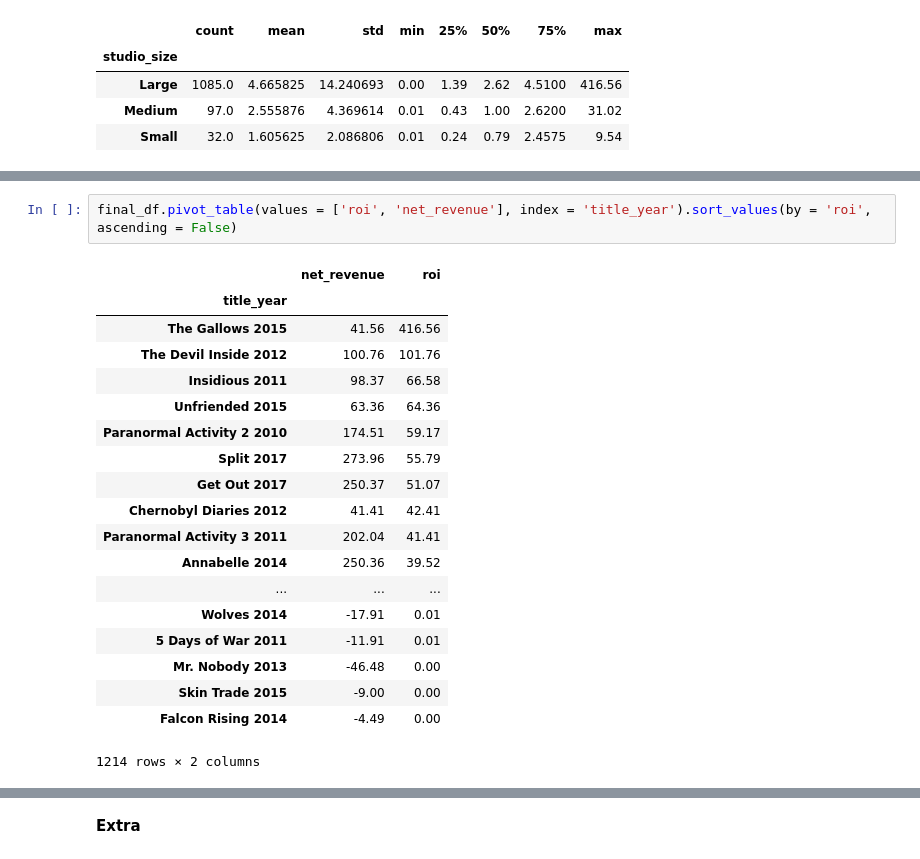
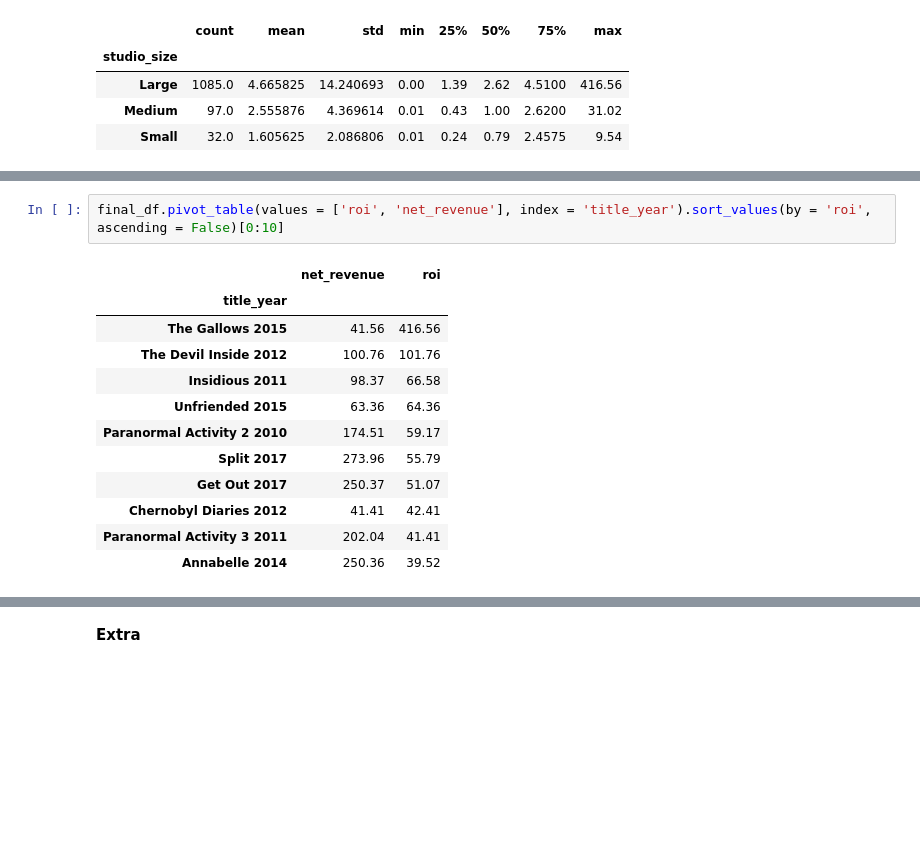
Before and after one commit to StevenDye/FIS-Mod1-Project, a Jupyter notebook: project/AL_Summary_Tables.ipynb, the cells around one changed output, grey strips where cells are left out. Cells and saved outputs as stored; diff of their text form; blank space fills up the shorter version.

```diff
--- a/project/AL_Summary_Tables.ipynb
+++ b/project/AL_Summary_Tables.ipynb
@@ -61,22 +54,15 @@ final_df.pivot_table(values = ['roi', 'net_revenue'], index = ['studio', 'studio
 # %%
-final_df.pivot_table(values = ['roi', 'net_revenue'], index = 'title_year').sort_values(by = 'roi', ascending = False)
+final_df.pivot_table(values = ['roi', 'net_revenue'], index = 'title_year').sort_values(by = 'roi', ascending = False)[0:10]
 # %% [output]
 |  | net_revenue | roi |
 | title_year |  |  |
 | The Gallows 2015 | 41.56 | 416.56 |
 | The Devil Inside 2012 | 100.76 | 101.76 |
 | Insidious 2011 | 98.37 | 66.58 |
 | Unfriended 2015 | 63.36 | 64.36 |
 | Paranormal Activity 2 2010 | 174.51 | 59.17 |
 | Split 2017 | 273.96 | 55.79 |
 | Get Out 2017 | 250.37 | 51.07 |
 | Chernobyl Diaries 2012 | 41.41 | 42.41 |
 | Paranormal Activity 3 2011 | 202.04 | 41.41 |
 | Annabelle 2014 | 250.36 | 39.52 |
-| ... | ... | ... |
-| Wolves 2014 | -17.91 | 0.01 |
-| 5 Days of War 2011 | -11.91 | 0.01 |
-| Mr. Nobody 2013 | -46.48 | 0.00 |
-| Skin Trade 2015 | -9.00 | 0.00 |
-| Falcon Rising 2014 | -4.49 | 0.00 |
-1214 rows × 2 columns
```
Also changed, not shown: parts of 6 cells of this notebook, 2 other files.
